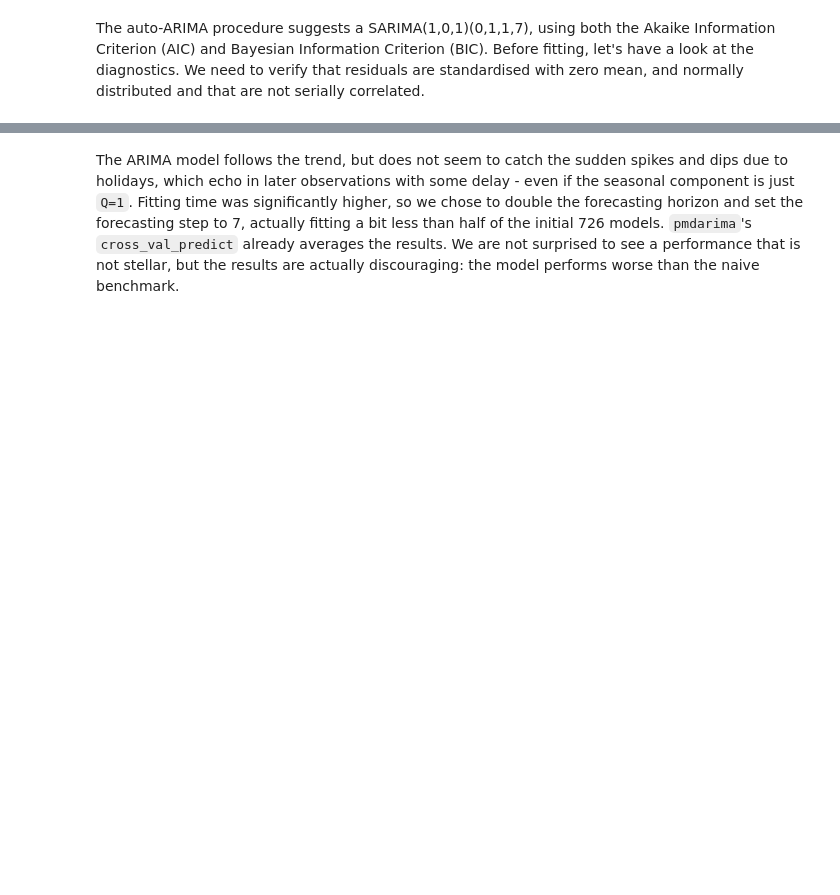
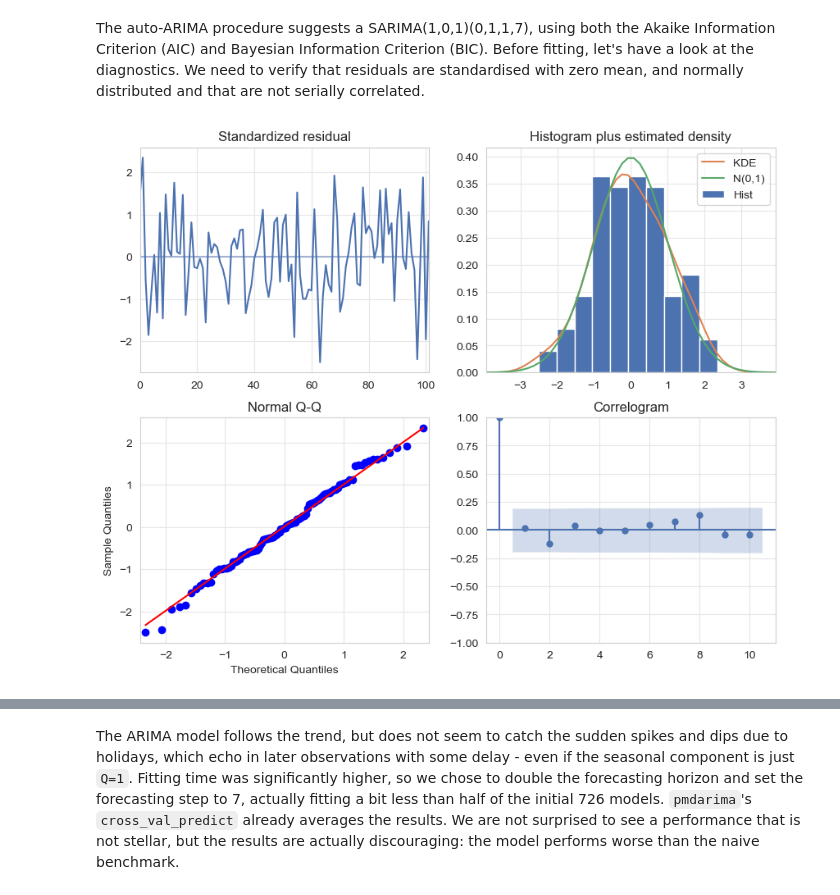
Before and after one commit to baggiponte/thesis-forecasting, a Jupyter notebook: body/_build/jupyter_execute/06-forecasting.ipynb, the cells around one changed output, grey strips where cells are left out. Saved outputs shown, nothing was run; the diff lists cells and outputs as text; code cells hidden in the pictures; blank space fills up the shorter version.

```diff
--- a/body/_build/jupyter_execute/06-forecasting.ipynb
+++ b/body/_build/jupyter_execute/06-forecasting.ipynb
@@ -221,10 +246,12 @@ autoarima = pm.auto_arima(y_train,
 The auto-ARIMA procedure suggests a SARIMA(1,0,1)(0,1,1,7), using both the Akaike Information Criterion (AIC) and Bayesian Information Criterion (BIC). Before fitting, let's have a look at the diagnostics. We need to verify that residuals are standardised with zero mean, and normally distributed and that are not serially correlated.
 # %%
 import warnings
-warnings.filterwarnings("UserWarning")
-
-autoarima.plot_diagnostics(figsize=(10,8))
-plt.plot()
+with warnings.catch_warnings():
+        warnings.filterwarnings("ignore")
+        autoarima.plot_diagnostics(figsize=(10,8))
+        plt.plot()
+# %% [output]
+[figure, added]
 # %%
 from pmdarima import model_selection
 
```
Also changed, not shown: parts of 9 cells of this notebook, 23 other files.
